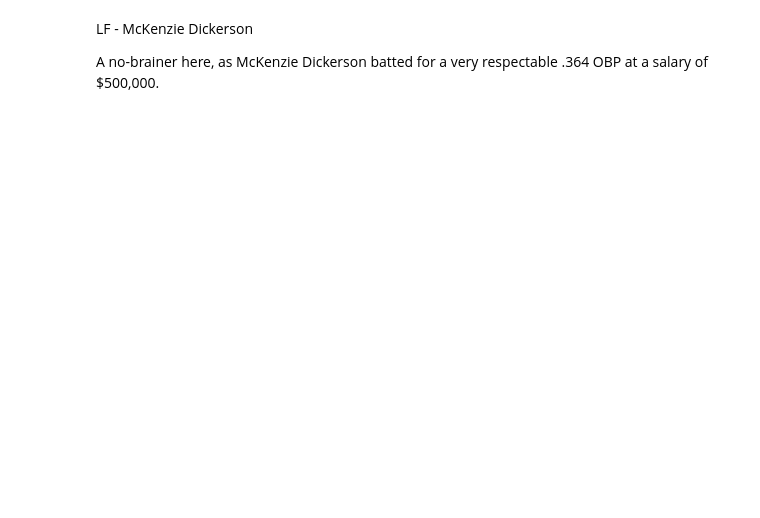
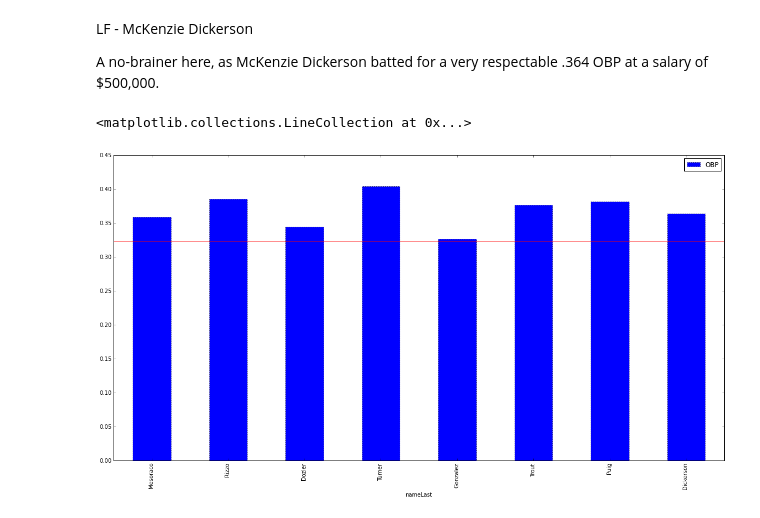
Before and after one commit to tiy-gvl-python-2015-09/moneyball, a Jupyter notebook: moneyball.ipynb, the cells around one changed output. Saved outputs shown, nothing was run; the diff lists cells and outputs as text; code cells hidden in the pictures; blank space fills up the shorter version.

```diff
--- a/moneyball.ipynb
+++ b/moneyball.ipynb
@@ -402,0 +405,36 @@ roster = pd.concat([LF, C, FirB, SecB, ThirdB, SS, CF, RF, LF])
+# %%
+c_mean_OBP = value_ranking_c["OBP"].mean().round(3)
+c_mean_salary = value_ranking_c["salary"].mean().round()
+
+first_base_mean_OBP = value_ranking_1st_base["OBP"].mean().round(3)
+first_base_mean_salary = value_ranking_1st_base["salary"].mean().round()
+
+second_base_mean_OBP = value_ranking_2nd_base["OBP"].mean().round(3)
+second_base_mean_salary = value_ranking_2nd_base["salary"].mean().round()
+
+third_base_mean_OBP = value_ranking_3rd_base["OBP"].mean().round(3)
+third_base_mean_salary = value_ranking_3rd_base["salary"].mean().round()
+
+ss_mean_OBP = value_ranking_ss["OBP"].mean().round(3)
+ss_mean_salary = value_ranking_ss["salary"].mean().round()
+
+cf_mean_OBP = value_ranking_cf["OBP"].mean().round(3)
+cf_mean_salary = value_ranking_cf["salary"].mean().round()
+
+lf_mean_OBP = value_ranking_lf["OBP"].mean().round(3)
+lf_mean_salary = value_ranking_lf["salary"].mean().round()
+
+rf_mean_OBP = value_ranking_rf["OBP"].mean().round(3)
+rf_mean_salary = value_ranking_rf["salary"].mean().round()
+
+overall_mean_OBP = eligible_players_data["OBP"].mean().round(3)
+overall_mean_salary = eligible_players_data["salary"].mean().round()
+
+roster_mean_OBP = roster["OBP"].mean().round(3)
+roster_mean_salary = roster["salary"].mean().round()
+# %%
+graph = roster[["OBP"]].plot(kind='bar', figsize=(20, 10), linestyle="dotted")
+graph.hlines(overall_mean_OBP, -1, 9, color="red")
+# %% [output]
+<matplotlib.collections.LineCollection at 0x...>
+[figure, added]
```
Also changed, not shown: parts of 5 cells of this notebook.
